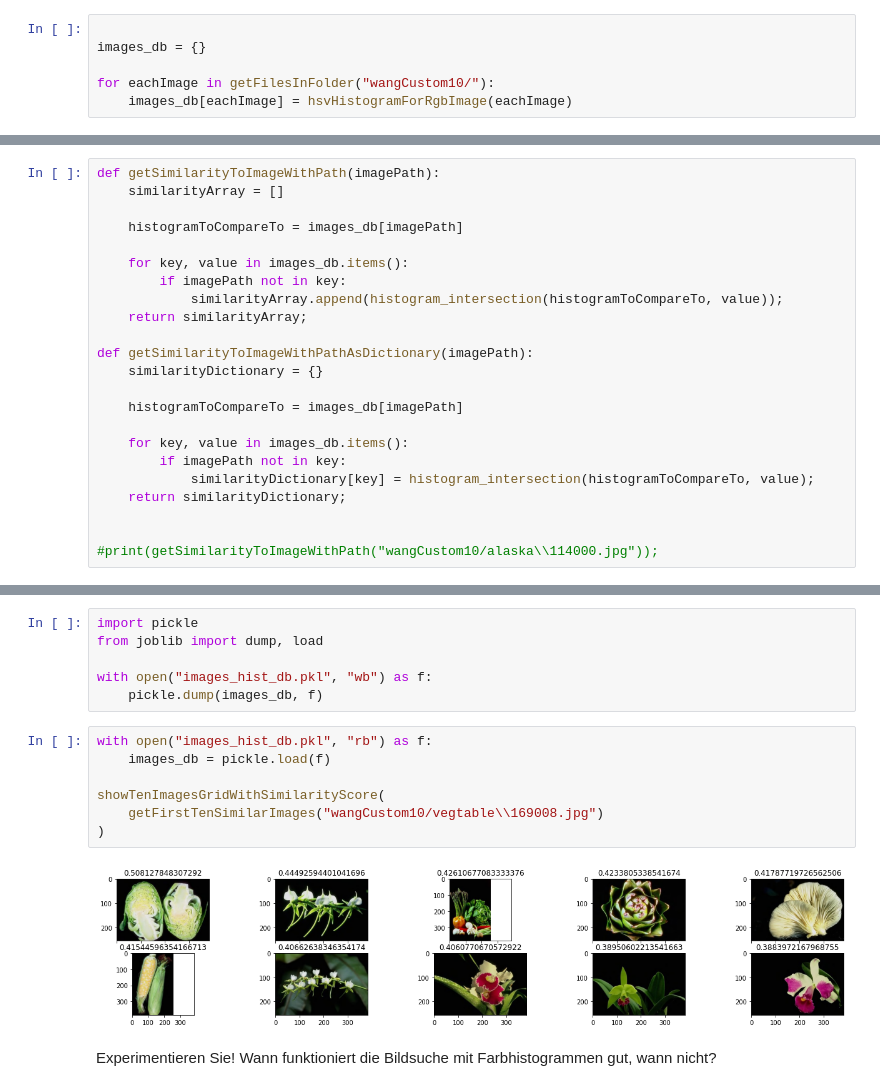
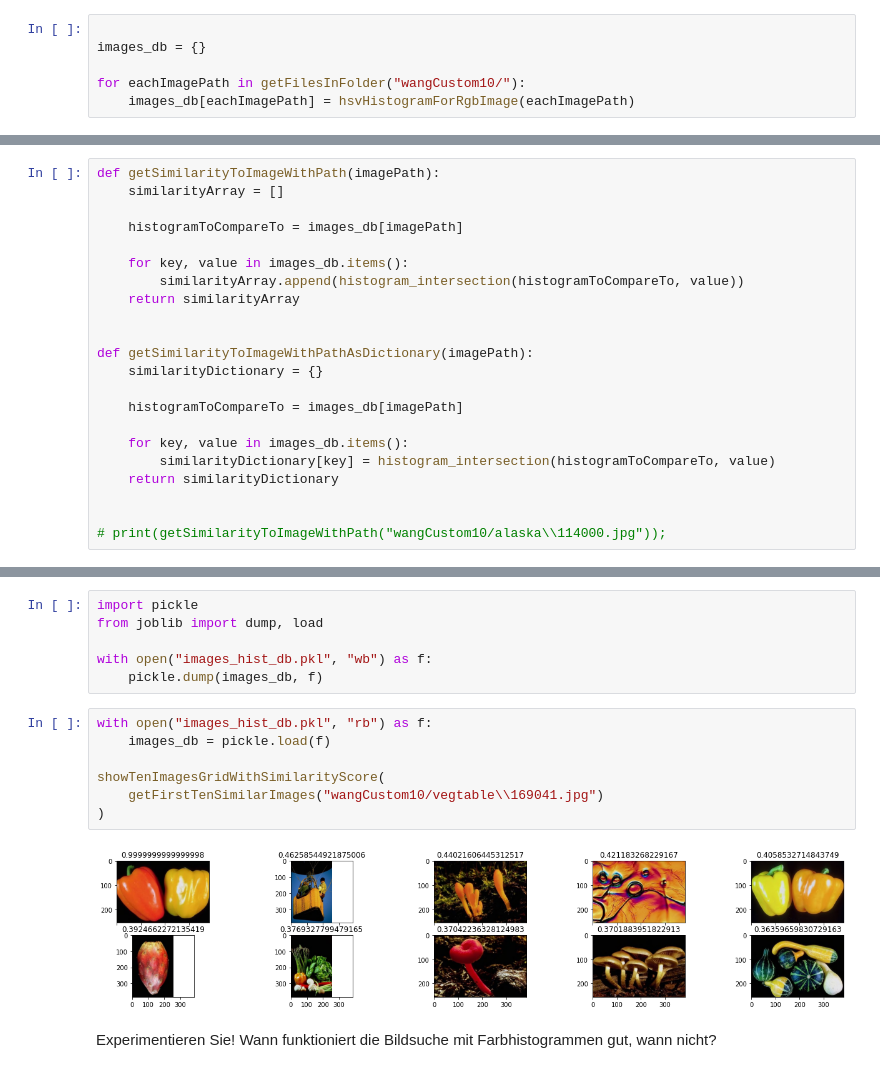
Before and after one commit to Bassadin/ML-for-CV-INM1, a Jupyter notebook: Tasks/Practical_04/Praktikum04_Bildsuche_mit_Merkmalen.ipynb, the cells around one changed output, grey strips where cells are left out. Saved outputs shown, nothing was run; the diff lists cells and outputs as text.

```diff
--- a/Tasks/Practical_04/Praktikum04_Bildsuche_mit_Merkmalen.ipynb
+++ b/Tasks/Practical_04/Praktikum04_Bildsuche_mit_Merkmalen.ipynb
@@ -119,8 +119,8 @@ vorberechnet und abspeichert. Sie können dabei die Liste mit den Bildnamen von
 
 images_db = {}
 
-for eachImage in getFilesInFolder("wangCustom10/"):
-    images_db[eachImage] = hsvHistogramForRgbImage(eachImage)
+for eachImagePath in getFilesInFolder("wangCustom10/"):
+    images_db[eachImagePath] = hsvHistogramForRgbImage(eachImagePath)
 # %% [markdown]
 #### Ähnlichste Bilder bestimmen
 Erstellen Sie eine Funktion, die für ein Anfragebild die Ähnlickeiten zu allen Bildern in der DB berechnet
@@ -132,9 +132,9 @@ def getSimilarityToImageWithPath(imagePath):
     histogramToCompareTo = images_db[imagePath]
 
     for key, value in images_db.items():
-        if imagePath not in key:
-            similarityArray.append(histogram_intersection(histogramToCompareTo, value));
-    return similarityArray;
+        similarityArray.append(histogram_intersection(histogramToCompareTo, value))
+    return similarityArray
+
 
 def getSimilarityToImageWithPathAsDictionary(imagePath):
     similarityDictionary = {}
@@ -142,12 +142,11 @@ def getSimilarityToImageWithPathAsDictionary(imagePath):
     histogramToCompareTo = images_db[imagePath]
 
     for key, value in images_db.items():
-        if imagePath not in key:
-            similarityDictionary[key] = histogram_intersection(histogramToCompareTo, value);
-    return similarityDictionary;
+        similarityDictionary[key] = histogram_intersection(histogramToCompareTo, value)
+    return similarityDictionary
 
 
-#print(getSimilarityToImageWithPath("wangCustom10/alaska\\114000.jpg"));
+# print(getSimilarityToImageWithPath("wangCustom10/alaska\\114000.jpg"));
 # %% [markdown]
 #### Visualisierung Ergebnisse
 Suchen Sie nun ein Anfragebild aus (kann in der vorgegebenen Sammlung enthalten sein). Zu diesem Anfragebild sollen nun die 10 ähnlichsten Bilder (bzüglich den oben erstellten Merkmalen und HI) gefunden werden.
@@ -199,11 +199,11 @@ with open("images_hist_db.pkl", "wb") as f:
 # %%
 with open("images_hist_db.pkl", "rb") as f:
     images_db = pickle.load(f)
 
 showTenImagesGridWithSimilarityScore(
-    getFirstTenSimilarImages("wangCustom10/vegtable\\169008.jpg")
+    getFirstTenSimilarImages("wangCustom10/vegtable\\169041.jpg")
 )
 # %% [output]
-[figure, old version]
+[figure, new version]
 # %% [markdown]
 Experimentieren Sie! Wann funktioniert die Bildsuche mit Farbhistogrammen gut, wann nicht?
```
Also changed, not shown: parts of 3 cells of this notebook.
